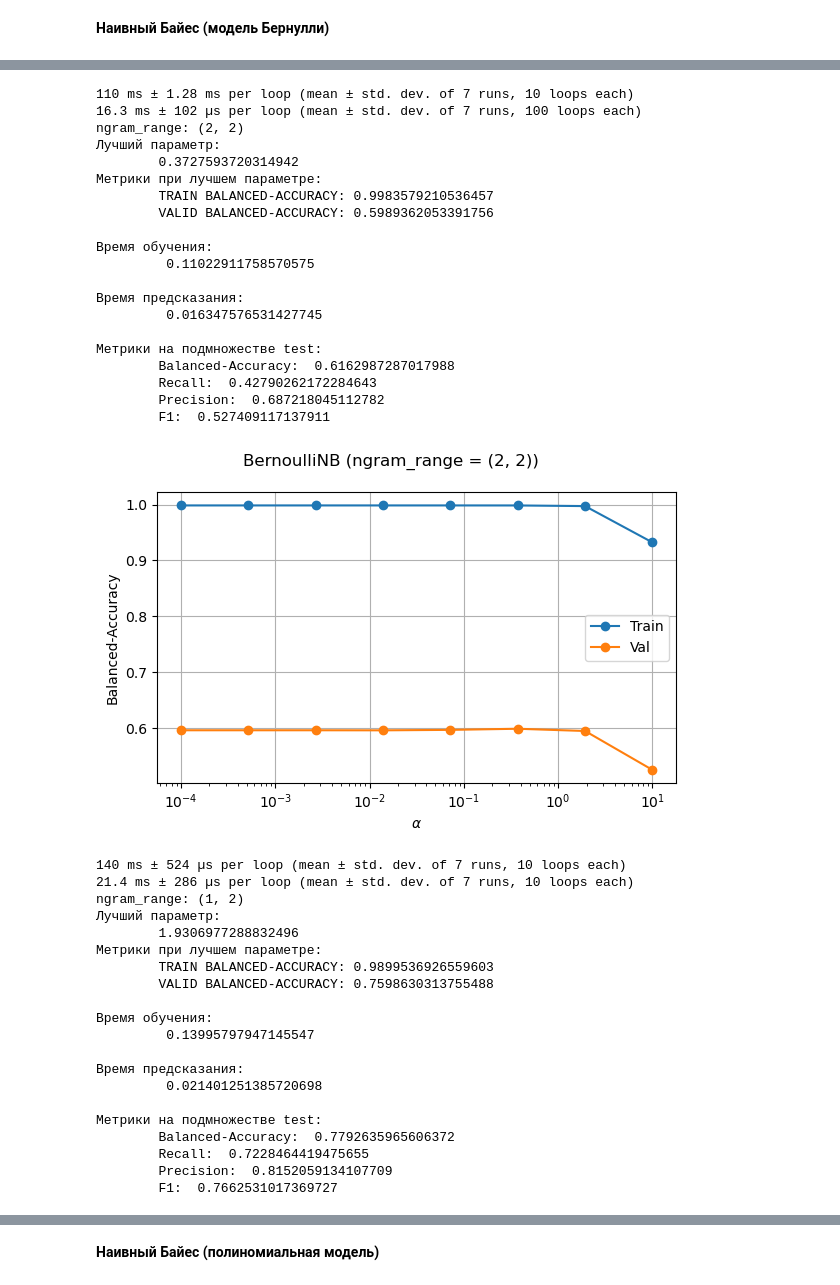
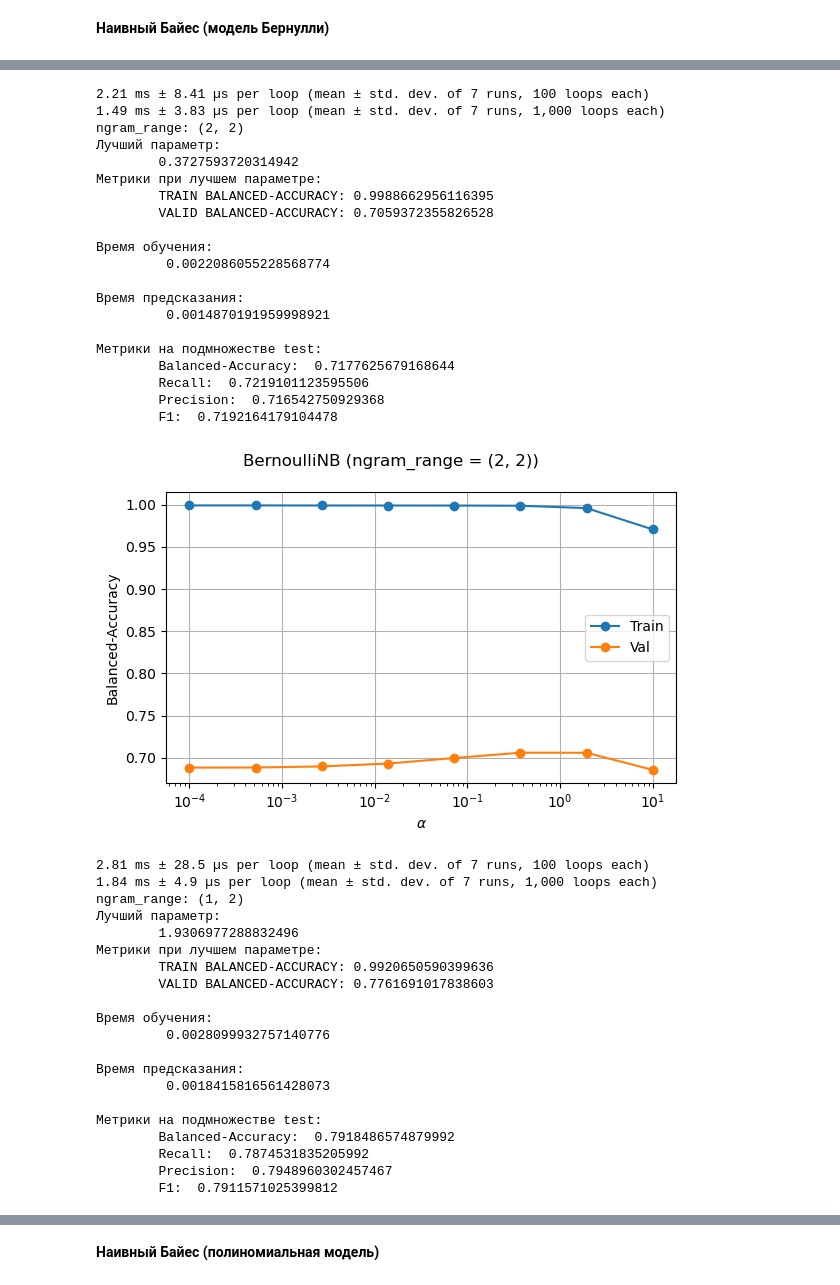
Before and after one commit to The-Humble-Guy/mlassignments, a Jupyter notebook: notebooks/A2_IU21_Kutsenko_2_3.ipynb, the cells around one changed output, grey strips where cells are left out. Drawn from its saved outputs; the diff is of its cells as text; code cells hidden in the pictures.

```diff
--- a/notebooks/A2_IU21_Kutsenko_2_3.ipynb
+++ b/notebooks/A2_IU21_Kutsenko_2_3.ipynb
@@ -1198,10 +1220,15 @@ def do_supervise_and_plot_metrics(pipe,
         # Обучим на всем обучающем множестве с лучшим гиперпараметром
         setattr(pipe.named_steps['classifier'], param_name, best_params[paramgrid_name])
         # pipe.named_steps['classifier'].n_neighbors = best_params[param_name]
-        fit_time = %timeit -o pipe.fit(X_train, y_train)
-        predict_time = %timeit -o pipe.predict(X_test)
+        pipe.fit(X_train, y_train)
 
+        # Предсказанные значения
         y_test_predicted = pipe.predict(X_test)
+
+        # Оценка времени обучения
+        fit_time, predict_time = get_model_fit_predict_time_from_pipeline(pipe, X_train, y_train, X_test)
+
+        # Метрики
         balanced_accuracy = balanced_accuracy_score(y_test, y_test_predicted)
         recall = recall_score(y_test, y_test_predicted)
         precision = precision_score(y_test, y_test_predicted)
@@ -1418,18 +1442,8 @@ bernoulli_params = {
     "classifier__alpha": np.logspace(-4, 1, 8, base=10)
 }
 
-# NOTE: результат от изменения векторайзера не поменялся
-# bernoulli_pipe = Pipeline([
-#     ("vectorizer", TfidfVectorizer(lowercase=True, stop_words="english",
-#                                        use_idf=True, ngram_range=(1,1),
-#                                        smooth_idf=False)),
-#     ("classifier", BernoulliNB())
-# ])
-
 bernoulli_pipe = Pipeline([
-    ("vectorizer", CountVectorizer(analyzer="word", ngram_range=(1,1),
-                                   stop_words="english", lowercase=True,
-                                   binary=True, strip_accents=None)),
+    ("vectorizer", CountVectorizer()),
     ("classifier", BernoulliNB())
 ])
 
@@ -1467,41 +1481,41 @@ ngram_range: (1, 1)
-110 ms ± 1.28 ms per loop (mean ± std. dev. of 7 runs, 10 loops each)
-16.3 ms ± 102 µs per loop (mean ± std. dev. of 7 runs, 100 loops each)
+2.21 ms ± 8.41 µs per loop (mean ± std. dev. of 7 runs, 100 loops each)
+1.49 ms ± 3.83 µs per loop (mean ± std. dev. of 7 runs, 1,000 loops each)
 ngram_range: (2, 2)
 Лучший параметр:
         0.3727593720314942
 Метрики при лучшем параметре:
-        TRAIN BALANCED-ACCURACY: 0.9983579210536457
-        VALID BALANCED-ACCURACY: 0.5989362053391756
+        TRAIN BALANCED-ACCURACY: 0.9988662956116395
+        VALID BALANCED-ACCURACY: 0.7059372355826528
 
 Время обучения:
-         0.11022911758570575
+         0.0022086055228568774
 
 Время предсказания:
-         0.016347576531427745
+         0.0014870191959998921
 
 Метрики на подмножестве test:
-        Balanced-Accuracy:  0.6162987287017988
-        Recall:  0.42790262172284643
-        Precision:  0.687218045112782
-        F1:  0.527409117137911
+        Balanced-Accuracy:  0.7177625679168644
+        Recall:  0.7219101123595506
+        Precision:  0.716542750929368
+        F1:  0.7192164179104478
-[figure, old version]
+[figure, new version]
-140 ms ± 524 µs per loop (mean ± std. dev. of 7 runs, 10 loops each)
-21.4 ms ± 286 µs per loop (mean ± std. dev. of 7 runs, 10 loops each)
+2.81 ms ± 28.5 µs per loop (mean ± std. dev. of 7 runs, 100 loops each)
+1.84 ms ± 4.9 µs per loop (mean ± std. dev. of 7 runs, 1,000 loops each)
 ngram_range: (1, 2)
 Лучший параметр:
         1.9306977288832496
 Метрики при лучшем параметре:
-        TRAIN BALANCED-ACCURACY: 0.9899536926559603
-        VALID BALANCED-ACCURACY: 0.7598630313755488
+        TRAIN BALANCED-ACCURACY: 0.9920650590399636
+        VALID BALANCED-ACCURACY: 0.7761691017838603
 
 Время обучения:
-         0.13995797947145547
+         0.0028099932757140776
 
 Время предсказания:
-         0.021401251385720698
+         0.0018415816561428073
 
 Метрики на подмножестве test:
-        Balanced-Accuracy:  0.7792635965606372
-        Recall:  0.7228464419475655
-        Precision:  0.8152059134107709
-        F1:  0.7662531017369727
+        Balanced-Accuracy:  0.7918486574879992
+        Recall:  0.7874531835205992
+        Precision:  0.7948960302457467
+        F1:  0.7911571025399812
```
Also changed, not shown: parts of 8 cells of this notebook, 2 other files.
